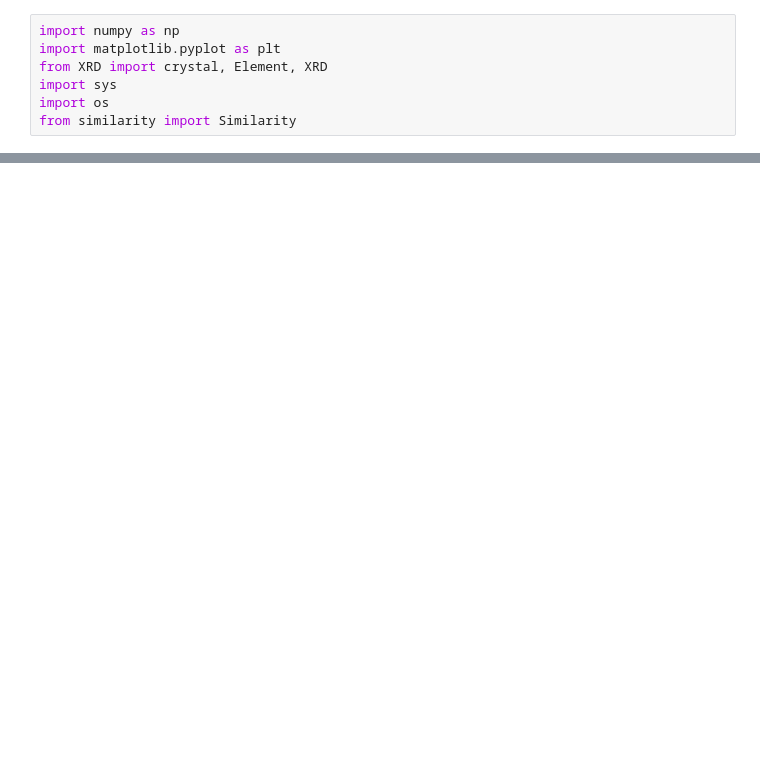
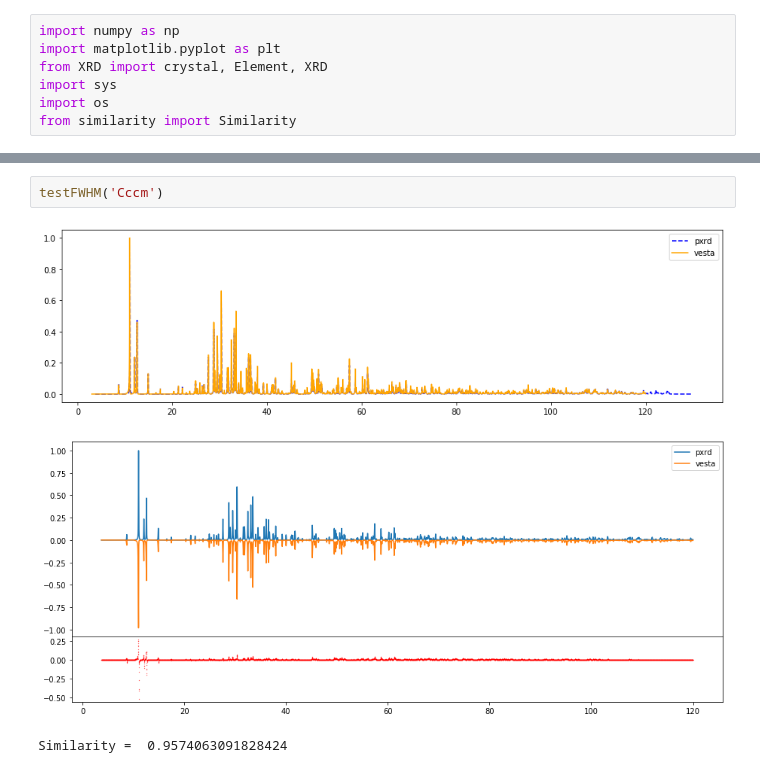
Before and after one commit to qzhu2017/XRD, a Jupyter notebook: FWHM-angle.ipynb, the cells around one changed output, grey strips where cells are left out. Cells and saved outputs as stored; diff of their text form; blank space fills up the shorter version.

```diff
--- a/FWHM-angle.ipynb
+++ b/FWHM-angle.ipynb
@@ -72,0 +58,6 @@ Similarity =  0.9925994767328037
+# %%
+testFWHM('Cccm')
+# %% [output]
+[figure, added]
+[figure, added]
+Similarity =  0.9574063091828424
```
Also changed, not shown: parts of 11 cells of this notebook.
